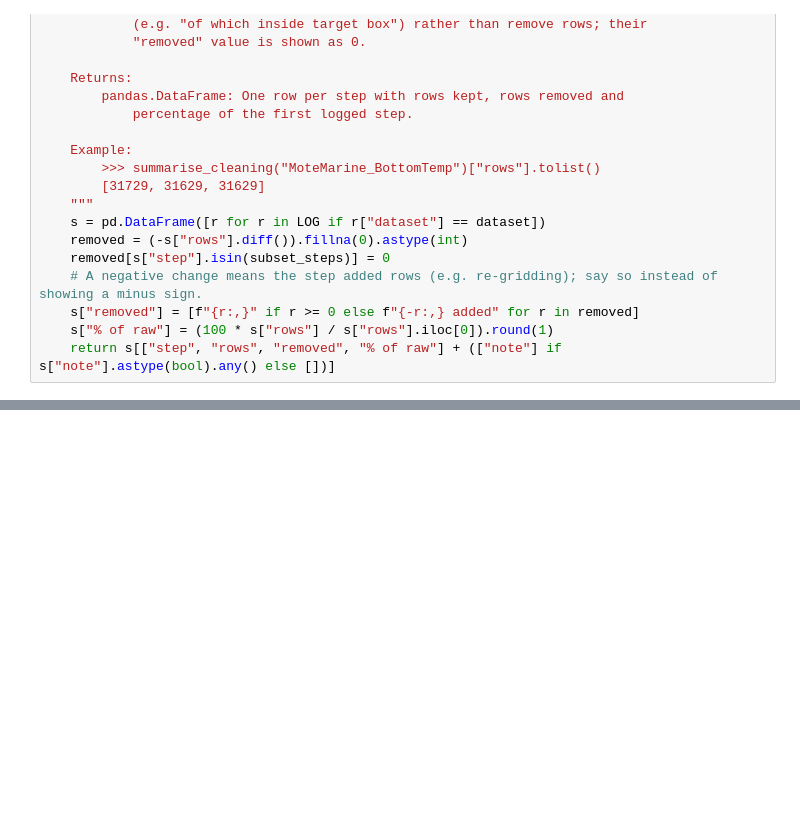
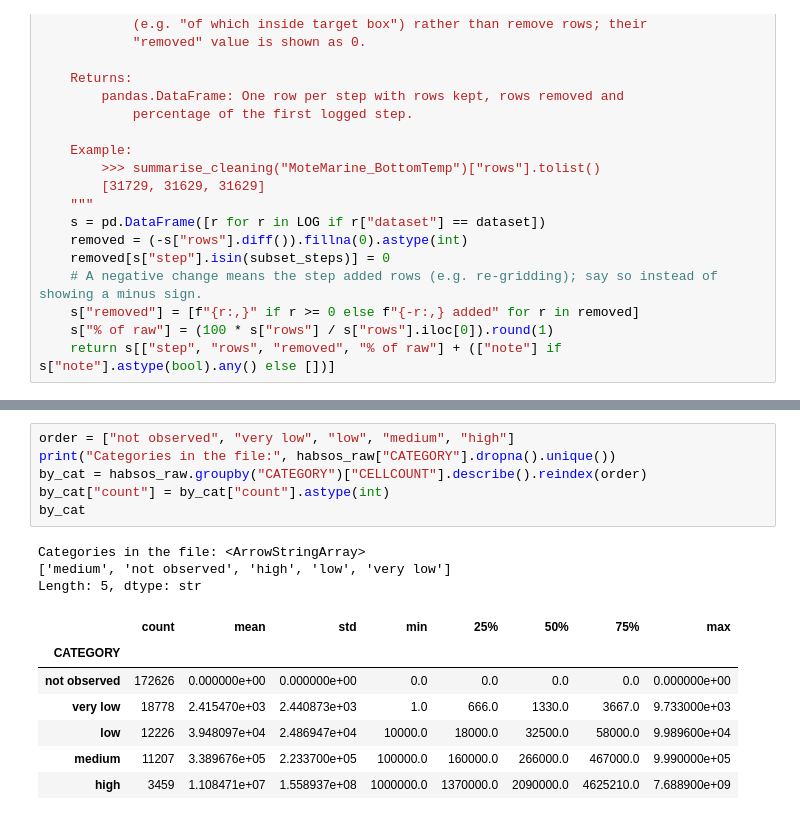
Before and after one commit to Break-Through-Tech/Biointerphase-1A-forecasting-harmful-algal-bloom-risk, a Jupyter notebook: models/notebooks/00_master_eda_and_merge.ipynb, the cells around one changed output, grey strips where cells are left out. Cells and saved outputs as stored; diff of their text form; blank space fills up the shorter version.

```diff
--- a/models/notebooks/00_master_eda_and_merge.ipynb
+++ b/models/notebooks/00_master_eda_and_merge.ipynb
@@ -265,0 +369,17 @@ def summarise_cleaning(dataset: str, subset_steps: tuple = ()) -> pd.DataFrame:
+# %%
+order = ["not observed", "very low", "low", "medium", "high"]
+print("Categories in the file:", habsos_raw["CATEGORY"].dropna().unique())
+by_cat = habsos_raw.groupby("CATEGORY")["CELLCOUNT"].describe().reindex(order)
+by_cat["count"] = by_cat["count"].astype(int)
+by_cat
+# %% [output]
+Categories in the file: <ArrowStringArray>
+['medium', 'not observed', 'high', 'low', 'very low']
+Length: 5, dtype: str
+|  | count | mean | std | min | 25% | 50% | 75% | max |
+| CATEGORY |  |  |  |  |  |  |  |  |
+| not observed | 172626 | 0.000000e+00 | 0.000000e+00 | 0.0 | 0.0 | 0.0 | 0.0 | 0.000000e+00 |
+| very low | 18778 | 2.415470e+03 | 2.440873e+03 | 1.0 | 666.0 | 1330.0 | 3667.0 | 9.733000e+03 |
+| low | 12226 | 3.948097e+04 | 2.486947e+04 | 10000.0 | 18000.0 | 32500.0 | 58000.0 | 9.989600e+04 |
+| medium | 11207 | 3.389676e+05 | 2.233700e+05 | 100000.0 | 160000.0 | 266000.0 | 467000.0 | 9.990000e+05 |
+| high | 3459 | 1.108471e+07 | 1.558937e+08 | 1000000.0 | 1370000.0 | 2090000.0 | 4625210.0 | 7.688900e+09 |
```
Also changed, not shown: parts of 36 cells of this notebook, 3 other files.
